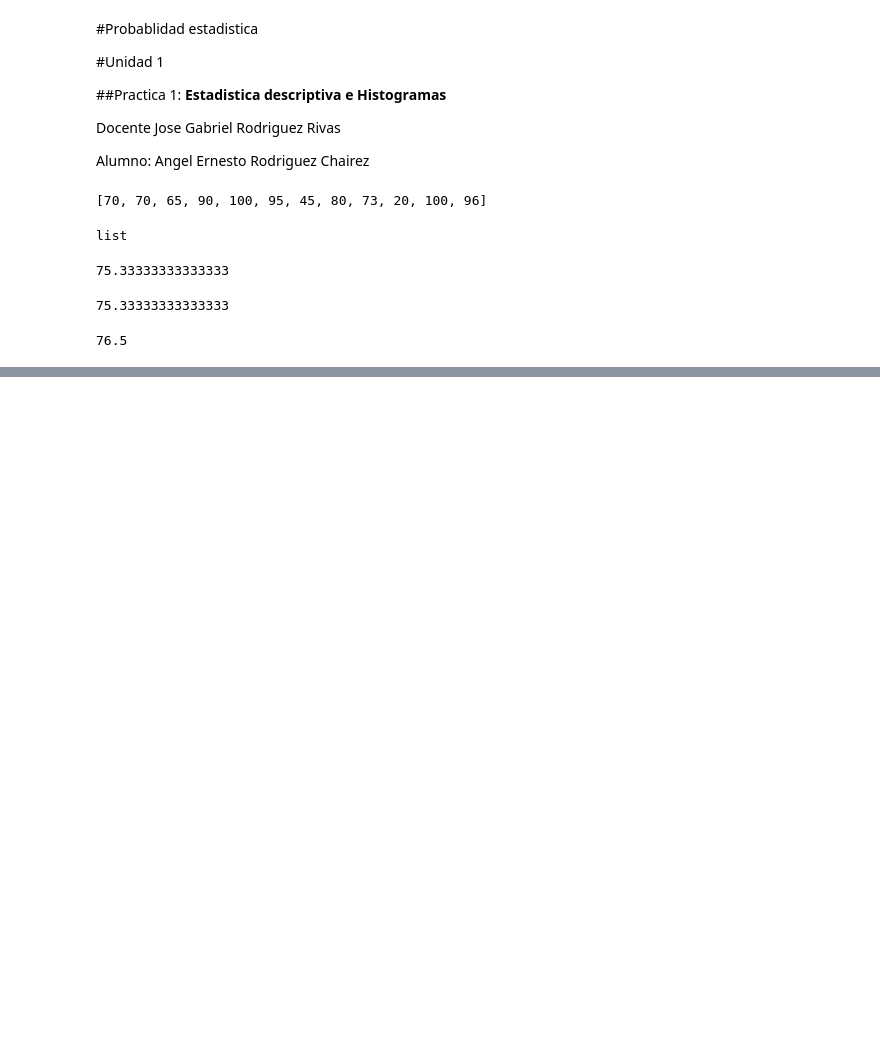
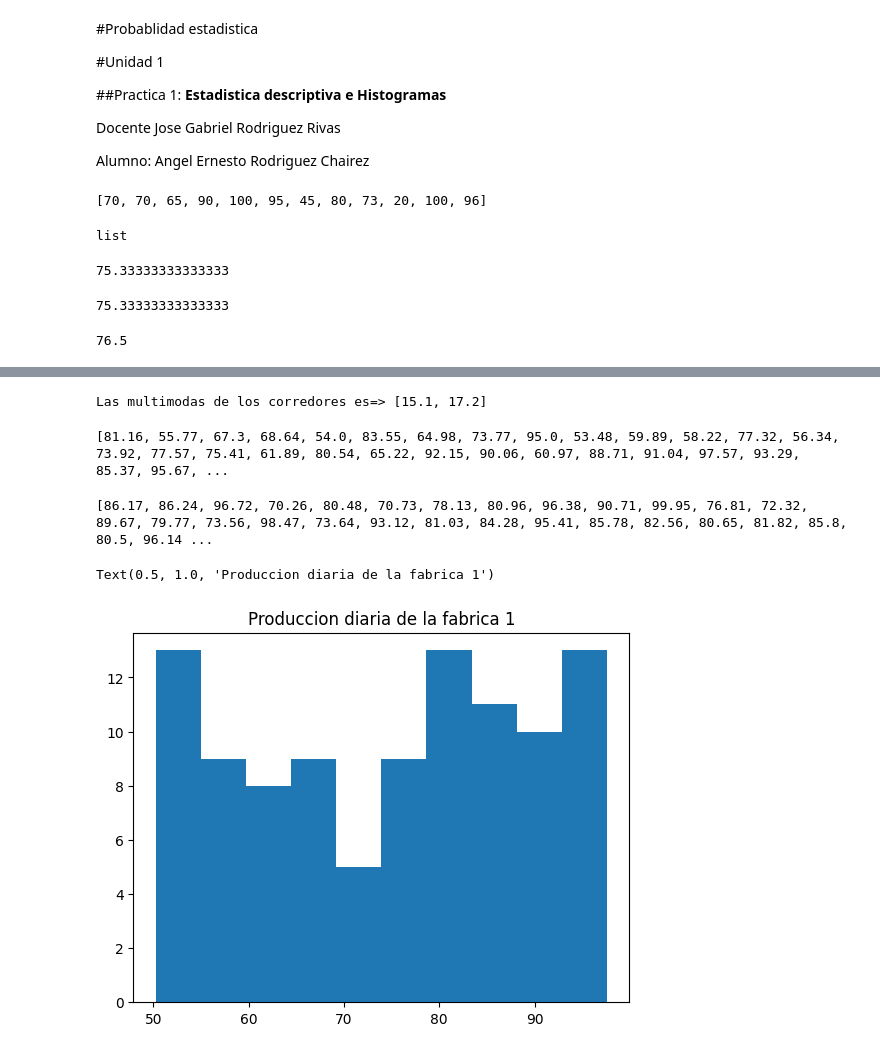
Before and after one commit to Ernesto23lolxd/Probabilidad, a Jupyter notebook: Unidad1/Practica1.ipynb, the cells around one changed output, grey strips where cells are left out. Saved outputs shown, nothing was run; the diff lists cells and outputs as text; code cells hidden in the pictures; blank space fills up the shorter version.

```diff
--- a/Unidad1/Practica1.ipynb
+++ b/Unidad1/Practica1.ipynb
@@ -42,0 +92,5 @@ print(mediana)
+# %%
+multimodas = multimode(tiempos100mts)
+print("Las multimodas de los corredores es=>", multimodas)
+# %% [output]
+Las multimodas de los corredores es=> [15.1, 17.2]
@@ -42,0 +100,16 @@ print(mediana)
+# %%
+fabrica1 = []
+for i in range(100):
+  numero_aleatorio = round(random.uniform(50,100),2)
+  fabrica1.append(numero_aleatorio)
+print(fabrica1)
+# %% [output]
+[81.16, 55.77, 67.3, 68.64, 54.0, 83.55, 64.98, 73.77, 95.0, 53.48, 59.89, 58.22, 77.32, 56.34, 73.92, 77.57, 75.41, 61.89, 80.54, 65.22, 92.15, 90.06, 60.97, 88.71, 91.04, 97.57, 93.29, 85.37, 95.67, ...
+# %%
+fabrica2 = []
+for i in range(100):
+  numero_aleatorio = round(random.uniform(70,100),2)
+  fabrica2.append(numero_aleatorio)
+print(fabrica2)
+# %% [output]
+[86.17, 86.24, 96.72, 70.26, 80.48, 70.73, 78.13, 80.96, 96.38, 90.71, 99.95, 76.81, 72.32, 89.67, 79.77, 73.56, 98.47, 73.64, 93.12, 81.03, 84.28, 95.41, 85.78, 82.56, 80.65, 81.82, 85.8, 80.5, 96.14 ...
@@ -42,0 +119,7 @@ print(mediana)
+# %%
+plt.hist(fabrica1)
+plt.title("Produccion diaria de la fabrica 1")
+# Text(0.5, 1.0, 'Produccion Diaria de la fabrica 1')
+# %% [output]
+Text(0.5, 1.0, 'Produccion diaria de la fabrica 1')
+[figure, added]
```
Also changed, not shown: parts of 11 cells of this notebook.
